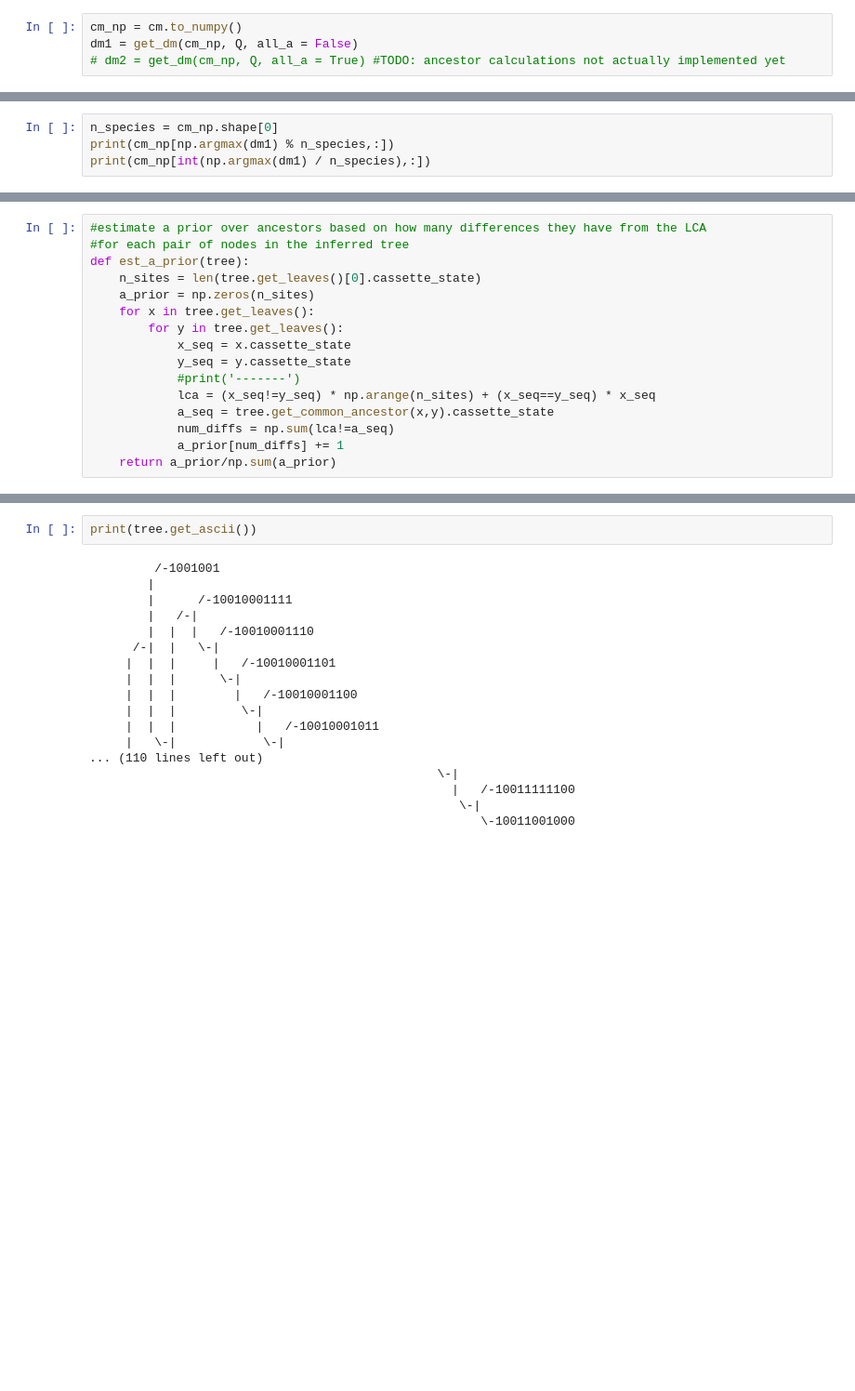
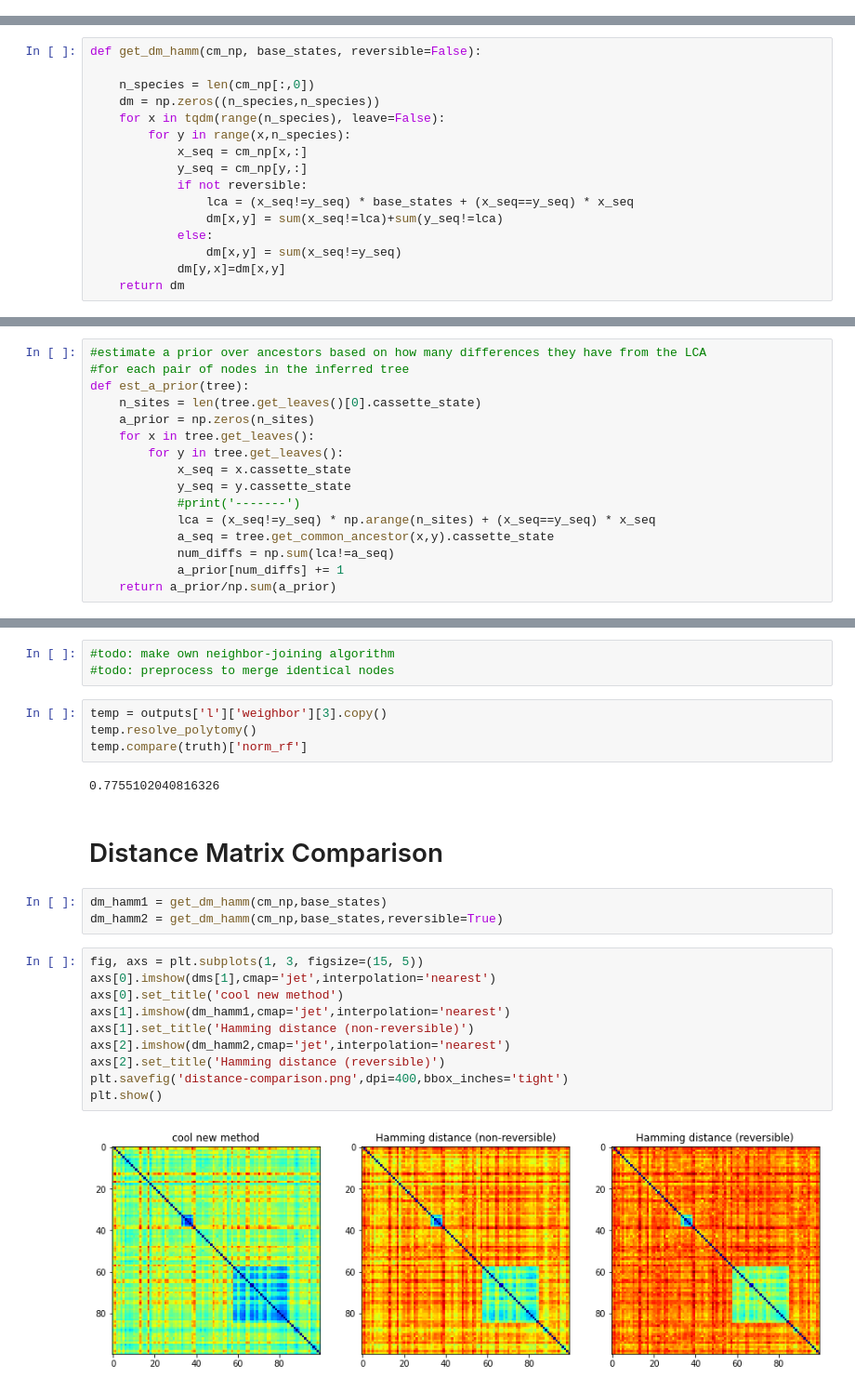
Before and after one commit to anthonyozerov/crispr-phylogeny, a Jupyter notebook: iterative-fitting.ipynb, the cells around one changed output, grey strips where cells are left out. Shown at 93% size. Cells and saved outputs as stored; diff of their text form; blank space fills up the shorter version.

```diff
--- a/iterative-fitting.ipynb
+++ b/iterative-fitting.ipynb
@@ -131,5 +139 @@ def get_dm(cm_np, Q, all_a = True, a_prior=None):
     return dm
-# %%
-cm_np = cm.to_numpy()
-dm1 = get_dm(cm_np, Q, all_a = False)
-# dm2 = get_dm(cm_np, Q, all_a = True) #TODO: ancestor calculations not actually implemented yet
@@ -144,4 +139,0 @@ plt.show()
-# %%
-n_species = cm_np.shape[0]
-print(cm_np[np.argmax(dm1) % n_species,:])
-print(cm_np[int(np.argmax(dm1) / n_species),:])
@@ -151,3 +140,19 @@ print(cm_np[int(np.argmax(dm1) / n_species),:])
+# %%
+def get_dm_hamm(cm_np, base_states, reversible=False):
+
+    n_species = len(cm_np[:,0])
+    dm = np.zeros((n_species,n_species))
+    for x in tqdm(range(n_species), leave=False):
+        for y in range(x,n_species):
+            x_seq = cm_np[x,:]
+            y_seq = cm_np[y,:]
+            if not reversible:
+                lca = (x_seq!=y_seq) * base_states + (x_seq==y_seq) * x_seq
+                dm[x,y] = sum(x_seq!=lca)+sum(y_seq!=lca)
+            else:
+                dm[x,y] = sum(x_seq!=y_seq)
+            dm[y,x]=dm[x,y]
+    return dm
 # %%
 def get_phylip_dm(dm, names):
 #names = cm.index
@@ -328,20 +372,26 @@ for node in tree.traverse('postorder'):
-# %%
-print(tree.get_ascii())
-# %% [output]
-         /-1001001
-        |
-        |      /-10010001111
-        |   /-|
-        |  |  |   /-10010001110
-      /-|  |   \-|
-     |  |  |     |   /-10010001101
-     |  |  |      \-|
-     |  |  |        |   /-10010001100
-     |  |  |         \-|
-     |  |  |           |   /-10010001011
-     |   \-|            \-|
-... (110 lines left out)
-                                                \-|
-                                                  |   /-10011111100
-                                                   \-|
-                                                      \-10011001000
+# %%
+#todo: make own neighbor-joining algorithm
+#todo: preprocess to merge identical nodes
+# %%
+temp = outputs['l']['weighbor'][3].copy()
+temp.resolve_polytomy()
+temp.compare(truth)['norm_rf']
+# %% [output]
+0.7755102040816326
+# %% [markdown]
+# Distance Matrix Comparison
+# %%
+dm_hamm1 = get_dm_hamm(cm_np,base_states)
+dm_hamm2 = get_dm_hamm(cm_np,base_states,reversible=True)
+# %%
+fig, axs = plt.subplots(1, 3, figsize=(15, 5))
+axs[0].imshow(dms[1],cmap='jet',interpolation='nearest')
+axs[0].set_title('cool new method')
+axs[1].imshow(dm_hamm1,cmap='jet',interpolation='nearest')
+axs[1].set_title('Hamming distance (non-reversible)')
+axs[2].imshow(dm_hamm2,cmap='jet',interpolation='nearest')
+axs[2].set_title('Hamming distance (reversible)')
+plt.savefig('distance-comparison.png',dpi=400,bbox_inches='tight')
+plt.show()
+# %% [output]
+[figure, added]
```
Also changed, not shown: parts of 24 cells of this notebook, 1 other file.
